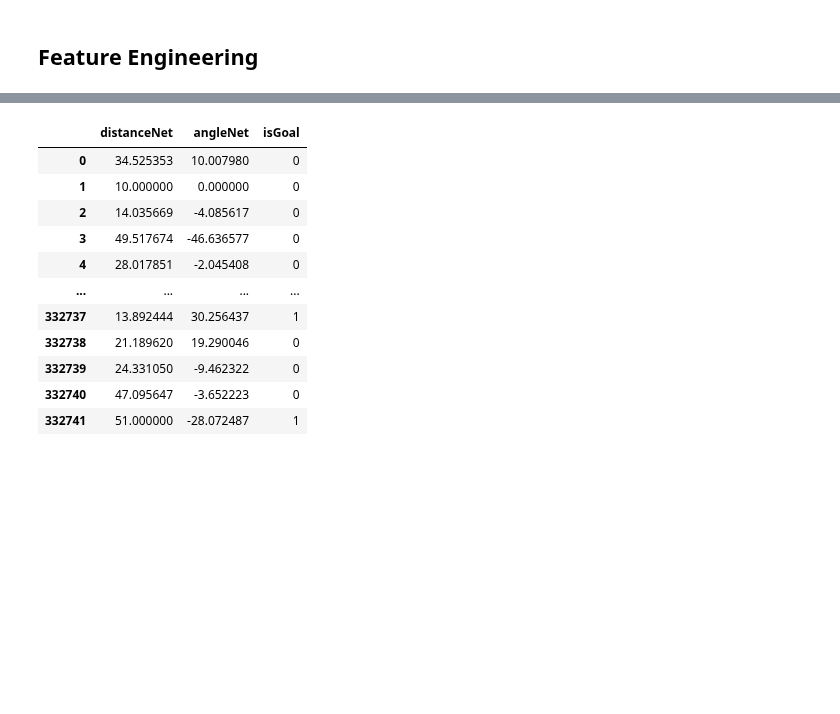
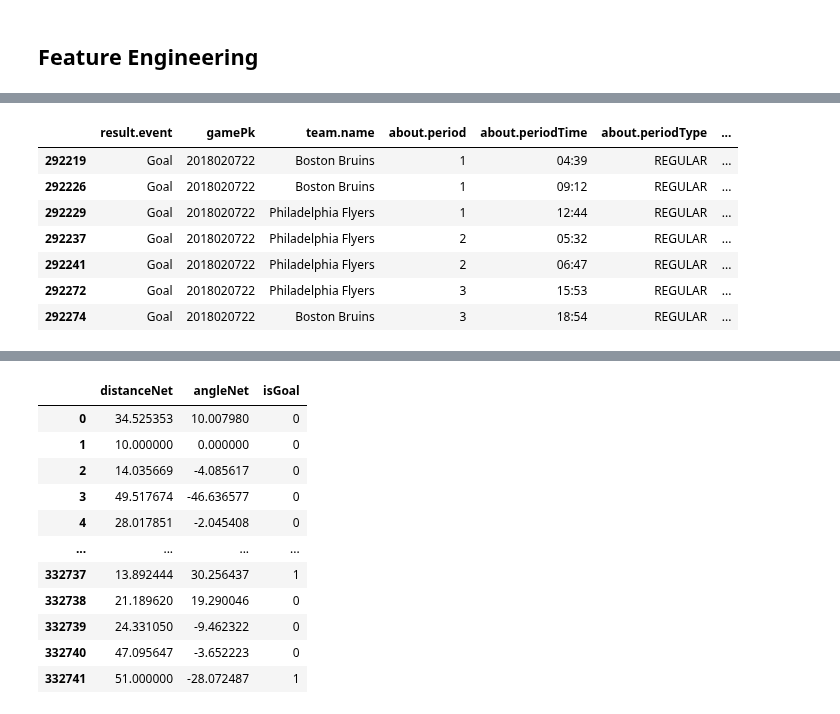
Before and after one commit to M0rph3e/ift6758-project-main, a Jupyter notebook: notebooks/fengineering1.ipynb, the cells around one changed output, grey strips where cells are left out. Drawn from its saved outputs; the diff is of its cells as text; code cells hidden in the pictures; blank space fills up the shorter version.

```diff
--- a/notebooks/fengineering1.ipynb
+++ b/notebooks/fengineering1.ipynb
@@ -34 +41,12 @@ File already Exists, loading from ../ift6758/data/PICKLE//2018_period_info.pkl
+# %%
+train_df[(train_df['gamePk']==2018020722)&(train_df['result.event']=='Goal')]
+# %% [output]
+|  | result.event | gamePk | team.name | about.period | about.periodTime | about.periodType | ... |
+| 292219 | Goal | 2018020722 | Boston Bruins | 1 | 04:39 | REGULAR | ... |
+| 292226 | Goal | 2018020722 | Boston Bruins | 1 | 09:12 | REGULAR | ... |
+| 292229 | Goal | 2018020722 | Philadelphia Flyers | 1 | 12:44 | REGULAR | ... |
+| 292237 | Goal | 2018020722 | Philadelphia Flyers | 2 | 05:32 | REGULAR | ... |
+| 292241 | Goal | 2018020722 | Philadelphia Flyers | 2 | 06:47 | REGULAR | ... |
+| 292272 | Goal | 2018020722 | Philadelphia Flyers | 3 | 15:53 | REGULAR | ... |
+| 292274 | Goal | 2018020722 | Boston Bruins | 3 | 18:54 | REGULAR | ... |
 # %%
```
Also changed, not shown: parts of 3 cells of this notebook, 1 other file.
